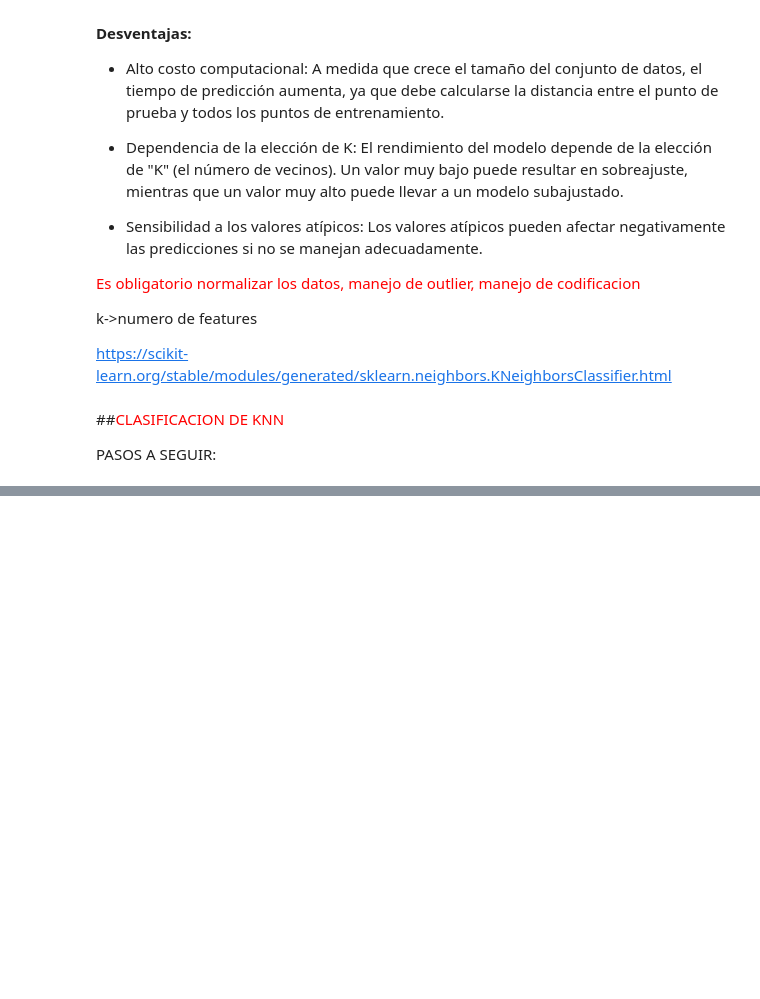
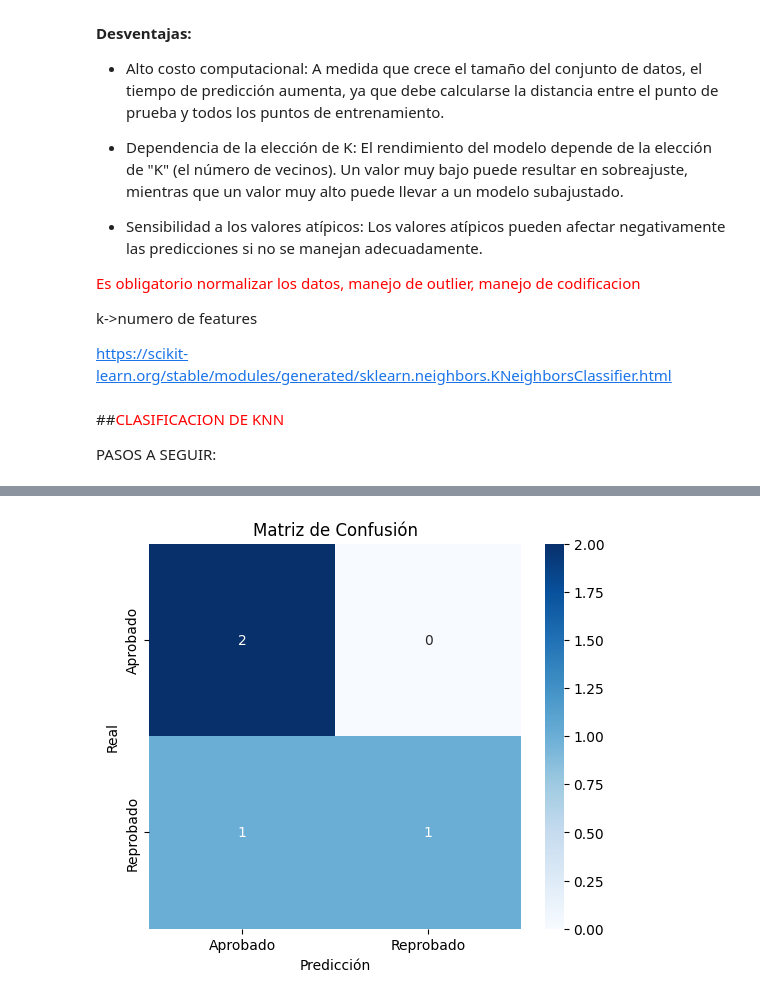
Before and after one commit to mbarragan744/clase-IA, a Jupyter notebook: corte2.ipynb, the cells around one changed output, grey strips where cells are left out. Drawn from its saved outputs; the diff is of its cells as text; code cells hidden in the pictures; blank space fills up the shorter version.

```diff
--- a/corte2.ipynb
+++ b/corte2.ipynb
@@ -45,0 +222,11 @@ PASOS A SEGUIR:
+# %%
+import seaborn as sns
+# Graficar la matriz de confusión
+plt.figure(figsize=(6, 5))
+sns.heatmap(conf_matrix, annot=True, fmt="d", cmap="Blues", xticklabels=["Aprobado", "Reprobado"], yticklabels=["Aprobado", "Reprobado"])
+plt.xlabel('Predicción')
+plt.ylabel('Real')
+plt.title('Matriz de Confusión')
+plt.show()
+# %% [output]
+[figure, added]
```
Also changed, not shown: parts of 12 cells of this notebook.
